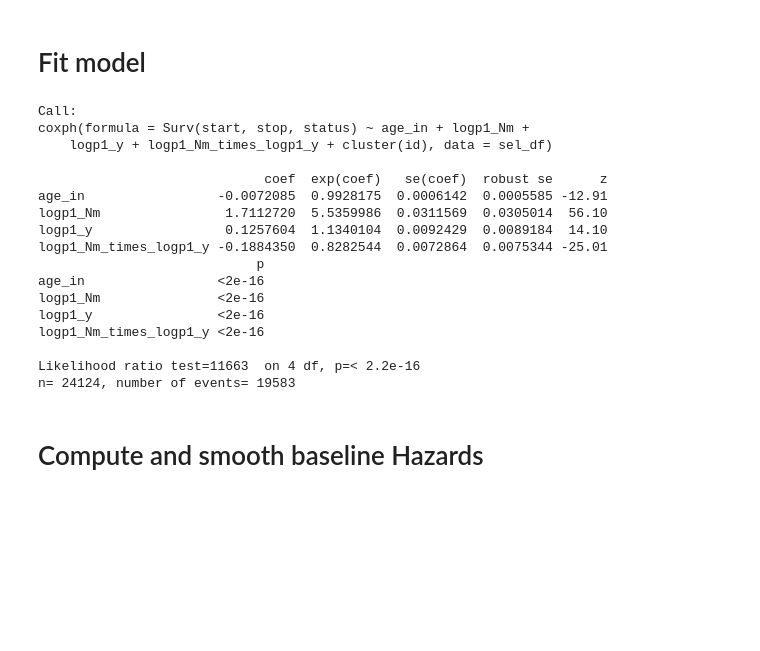
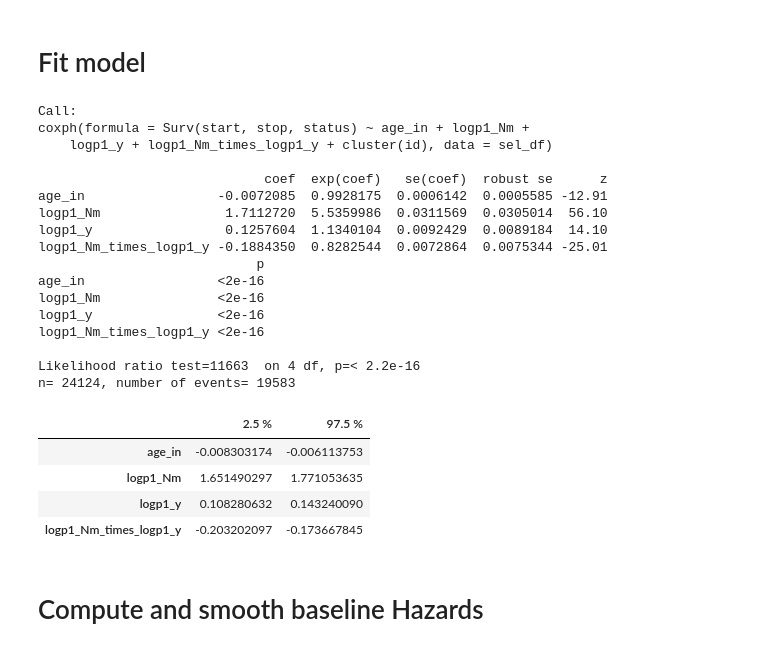
Before and after one commit to davide-burba/thesis, a Jupyter notebook: fit_compensators/fit_compensator_beta.ipynb, the cells around one changed output. Cells and saved outputs as stored; diff of their text form; code cells hidden in the pictures; blank space fills up the shorter version.

```diff
--- a/fit_compensators/fit_compensator_beta.ipynb
+++ b/fit_compensators/fit_compensator_beta.ipynb
@@ -164,24 +169,30 @@ sel_df[,'logp1_Nm_times_logp1_y':= log(Nm+1)*log(y+1)]
 # %%
 model = coxph(Surv(start,stop,status)~ age_in + logp1_Nm + logp1_y + logp1_Nm_times_logp1_y + cluster(id),data = sel_df)
 model
+confint(model)
 # %% [output]
 Call:
 coxph(formula = Surv(start, stop, status) ~ age_in + logp1_Nm +
     logp1_y + logp1_Nm_times_logp1_y + cluster(id), data = sel_df)
 
                              coef  exp(coef)   se(coef)  robust se      z
 age_in                 -0.0072085  0.9928175  0.0006142  0.0005585 -12.91
 logp1_Nm                1.7112720  5.5359986  0.0311569  0.0305014  56.10
 logp1_y                 0.1257604  1.1340104  0.0092429  0.0089184  14.10
 logp1_Nm_times_logp1_y -0.1884350  0.8282544  0.0072864  0.0075344 -25.01
                             p
 age_in                 <2e-16
 logp1_Nm               <2e-16
 logp1_y                <2e-16
 logp1_Nm_times_logp1_y <2e-16
 
 Likelihood ratio test=11663  on 4 df, p=< 2.2e-16
 n= 24124, number of events= 19583
+|  | 2.5 % | 97.5 % |
+| age_in | -0.008303174 | -0.006113753 |
+| logp1_Nm | 1.651490297 | 1.771053635 |
+| logp1_y | 0.108280632 | 0.143240090 |
+| logp1_Nm_times_logp1_y | -0.203202097 | -0.173667845 |
 # %% [markdown]
 # Compute and smooth baseline Hazards
 # %%
```
Also changed, not shown: parts of 1 cell of this notebook, 4 other files.
